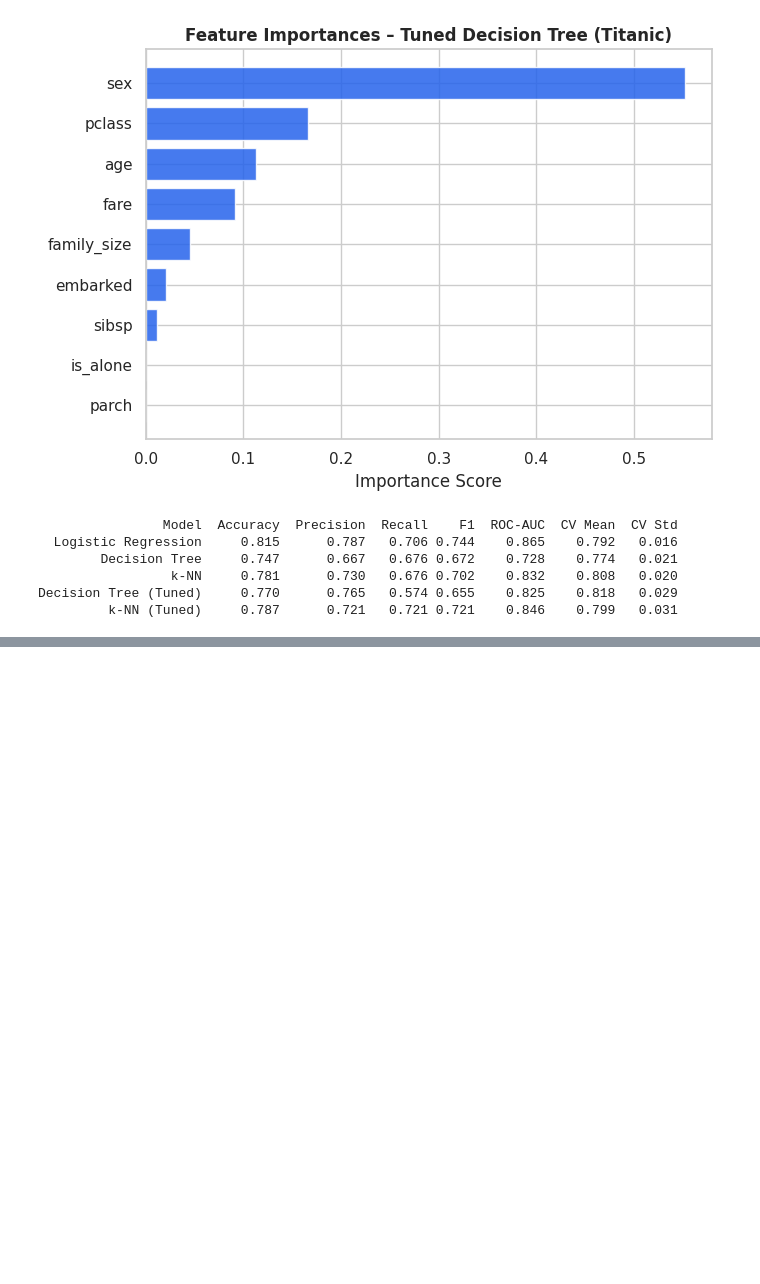
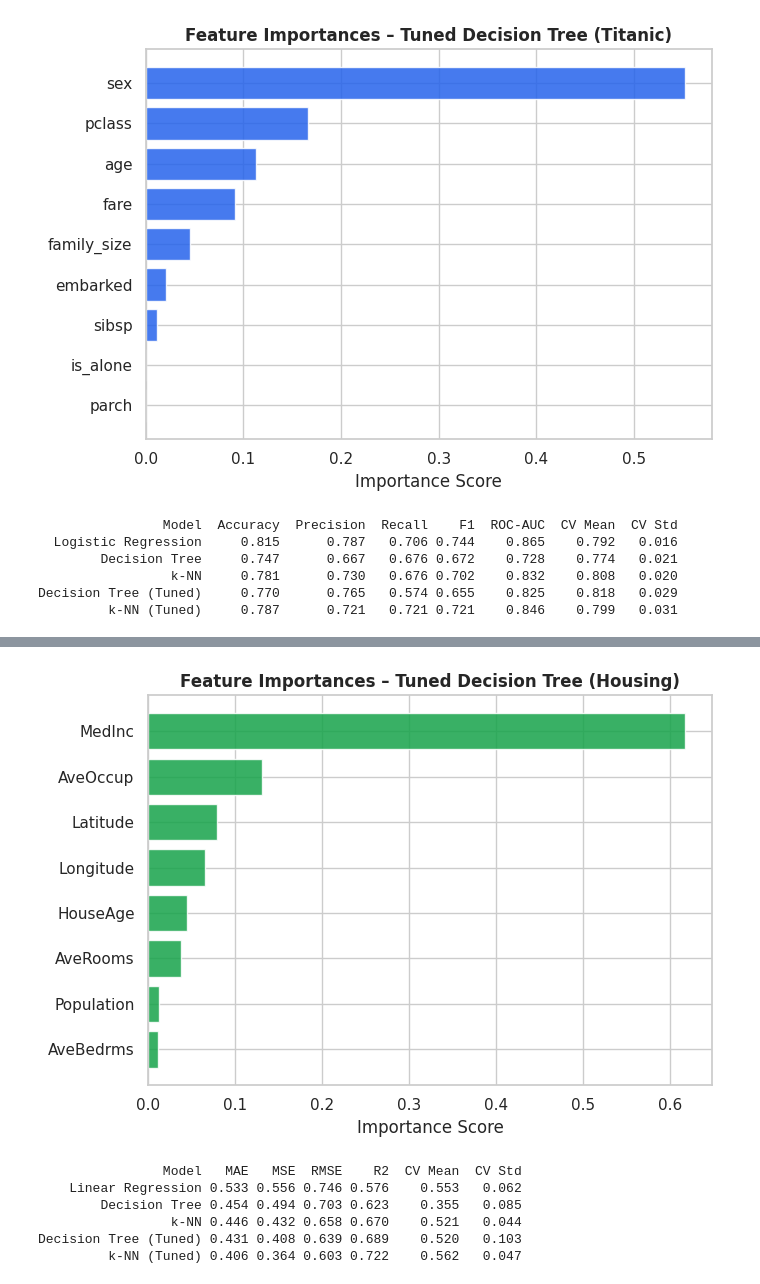
Before and after one commit to nmwiley808/csci164, a Jupyter notebook: project/csci164 Final Project: Applied Machine Learning with scikit-learn.ipynb, the cells around one changed output, grey strips where cells are left out. Drawn from its saved outputs; the diff is of its cells as text; code cells hidden in the pictures; blank space fills up the shorter version.

```diff
--- a/project/csci164 Final Project: Applied Machine Learning with scikit-learn.ipynb
+++ b/project/csci164 Final Project: Applied Machine Learning with scikit-learn.ipynb
@@ -354,0 +563,52 @@ Decision Tree (Tuned)     0.770      0.765   0.574 0.655    0.825    0.818   0.0
+# %%
+# Housing: Feature Importances
+
+best_dt_reg = gs_dt_reg.best_estimator_
+importances_reg = best_dt_reg.named_steps['reg'].feature_importances_
+feat_df_reg = pd.DataFrame({'feature': X_h.columns, 'importance': importances_reg})
+feat_df_reg = feat_df_reg.sort_values('importance', ascending=True)
+
+fig, ax = plt.subplots(figsize=(7, 5))
+ax.barh(feat_df_reg['feature'], feat_df_reg['importance'], color='#16a34a', alpha=0.85)
+ax.set_xlabel('Importance Score')
+ax.set_title('Feature Importances – Tuned Decision Tree (Housing)', fontweight='bold')
+plt.tight_layout()
+plt.show()
+# %% [output]
+[figure, added]
+# %%
+# Housing: Regression Summary Table
+
+reg_summary_rows = []
+for name, res in reg_results.items():
+    reg_summary_rows.append({
+        'Model':   name,
+        'MAE':     round(res['mae'],     3),
+        'MSE':     round(res['mse'],     3),
+        'RMSE':    round(res['rmse'],    3),
+        'R2':      round(res['r2'],      3),
+        'CV Mean': round(res['cv_mean'], 3),
+        'CV Std':  round(res['cv_std'],  3),
+    })
+for name, model in tuned_reg_models.items():
+    yp = model.predict(X_test_h)
+    cv = cross_val_score(model, X_h, y_h, cv=5, scoring='r2')
+    reg_summary_rows.append({
+        'Model':   name,
+        'MAE':     round(mean_absolute_error(y_test_h, yp),  3),
+        'MSE':     round(mean_squared_error(y_test_h, yp),   3),
+        'RMSE':    round(np.sqrt(mean_squared_error(y_test_h, yp)), 3),
+        'R2':      round(r2_score(y_test_h, yp),             3),
+        'CV Mean': round(cv.mean(), 3),
+        'CV Std':  round(cv.std(),  3),
+    })
+
+reg_summary = pd.DataFrame(reg_summary_rows)
+print(reg_summary.to_string(index=False))
+# %% [output]
+                Model   MAE   MSE  RMSE    R2  CV Mean  CV Std
+    Linear Regression 0.533 0.556 0.746 0.576    0.553   0.062
+        Decision Tree 0.454 0.494 0.703 0.623    0.355   0.085
+                 k-NN 0.446 0.432 0.658 0.670    0.521   0.044
+Decision Tree (Tuned) 0.431 0.408 0.639 0.689    0.520   0.103
+         k-NN (Tuned) 0.406 0.364 0.603 0.722    0.562   0.047
```
Also changed, not shown: parts of 9 cells of this notebook.
